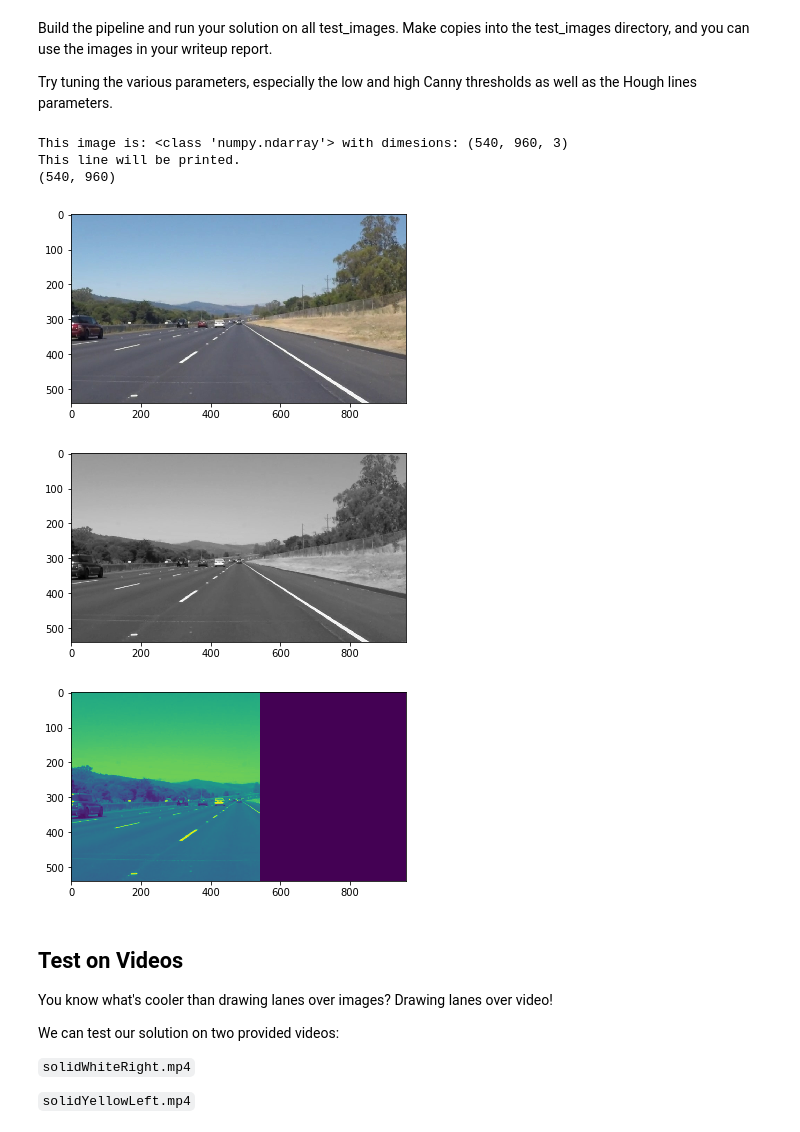
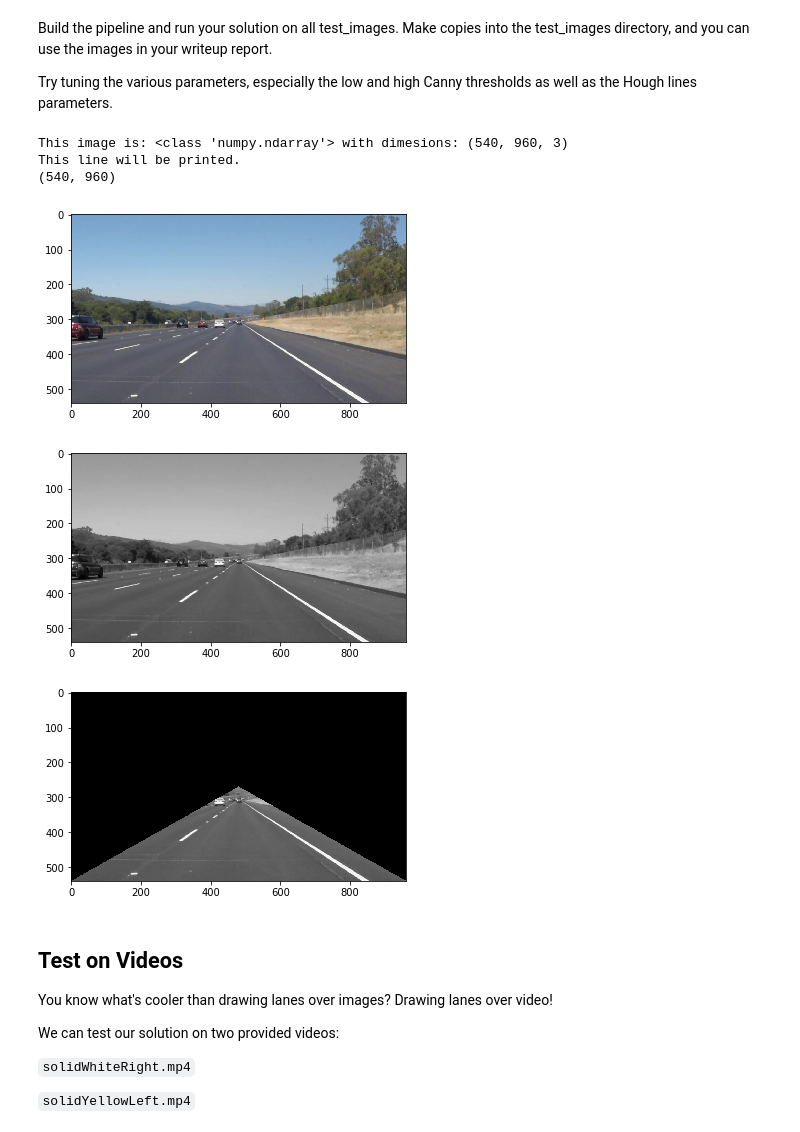
Before and after one commit to Maesla/Finding-Lane-Lines, a Jupyter notebook: mywork.ipynb, the cells around one changed output. Drawn from its saved outputs; the diff is of its cells as text; code cells hidden in the pictures.

```diff
--- a/mywork.ipynb
+++ b/mywork.ipynb
@@ -219,19 +219,23 @@ plt.imshow(gray, cmap='gray')  # if you wanted to show a single color channel im
 
 imageSize = gray.shape;
 print(imageSize)
-left_upper = (0, 0)
-right_upper = (imageSize[0], 0)
-right_bottom = (imageSize[0], imageSize[1])
-left_bottom = (0, imageSize[1])
+width = imageSize[1]
+height = imageSize[0];
+
+left_upper = (width/2, height/2)
+right_upper = (width/2, height/2)
+right_bottom = (width, height)
+left_bottom = (0, height)
 imageMask =  np.array([[left_upper, right_upper, right_bottom, left_bottom]], dtype=np.int32);
 #imageMask =  [left_upper, right_upper, right_bottom, left_bottom];
+#a3 = np.array( [[[0,0],[200, 50],[300,100],[50,100]]], dtype=np.int32 )
 maskedImage = region_of_interest(gray, imageMask);
 
-imshape = image.shape
-vertices = np.array([[(0,imshape[0]),(imshape[1]/2, imshape[0]/2), (imshape[1]/2, imshape[0]/2), (imshape[1],imshape[0])]], dtype=np.int32)
+#imshape = image.shape
+#vertices = np.array([[(0,imshape[0]),(imshape[1]/2, imshape[0]/2), (imshape[1]/2, imshape[0]/2), (imshape[1],imshape[0])]], dtype=np.int32)
 
 plt.figure(3)
-plt.imshow(maskedImage)
+plt.imshow(maskedImage, cmap='gray')
 
 
 def grayscale(img):
@@ -247,34 +251,42 @@ def grayscale(img):
 
 def region_of_interest(img, vertices):
     """
     Applies an image mask.
 
     Only keeps the region of the image defined by the polygon
     formed from `vertices`. The rest of the image is set to black.
     """
     #defining a blank mask to start with
     mask = np.zeros_like(img)
 
     #defining a 3 channel or 1 channel color to fill the mask with depending on the input image
     if len(img.shape) > 2:
         channel_count = img.shape[2]  # i.e. 3 or 4 depending on your image
         ignore_mask_color = (255,) * channel_count
     else:
         ignore_mask_color = 255
 
     #filling pixels inside the polygon defined by "vertices" with the fill color
     cv2.fillPoly(mask, vertices, ignore_mask_color)
 
     #returning the image only where mask pixels are nonzero
     masked_image = cv2.bitwise_and(img, mask)
     return masked_image
+
+def canny(img, low_threshold, high_threshold):
+    """Applies the Canny transform"""
+    return cv2.Canny(img, low_threshold, high_threshold)
+
+def gaussian_blur(img, kernel_size):
+    """Applies a Gaussian Noise kernel"""
+    return cv2.GaussianBlur(img, (kernel_size, kernel_size), 0)
 # %% [output]
 This image is: <class 'numpy.ndarray'> with dimesions: (540, 960, 3)
 This line will be printed.
 (540, 960)
 [figure]
 [figure]
-[figure, old version]
+[figure, new version]
 # %% [markdown]
 ## Test on Videos
 
```
